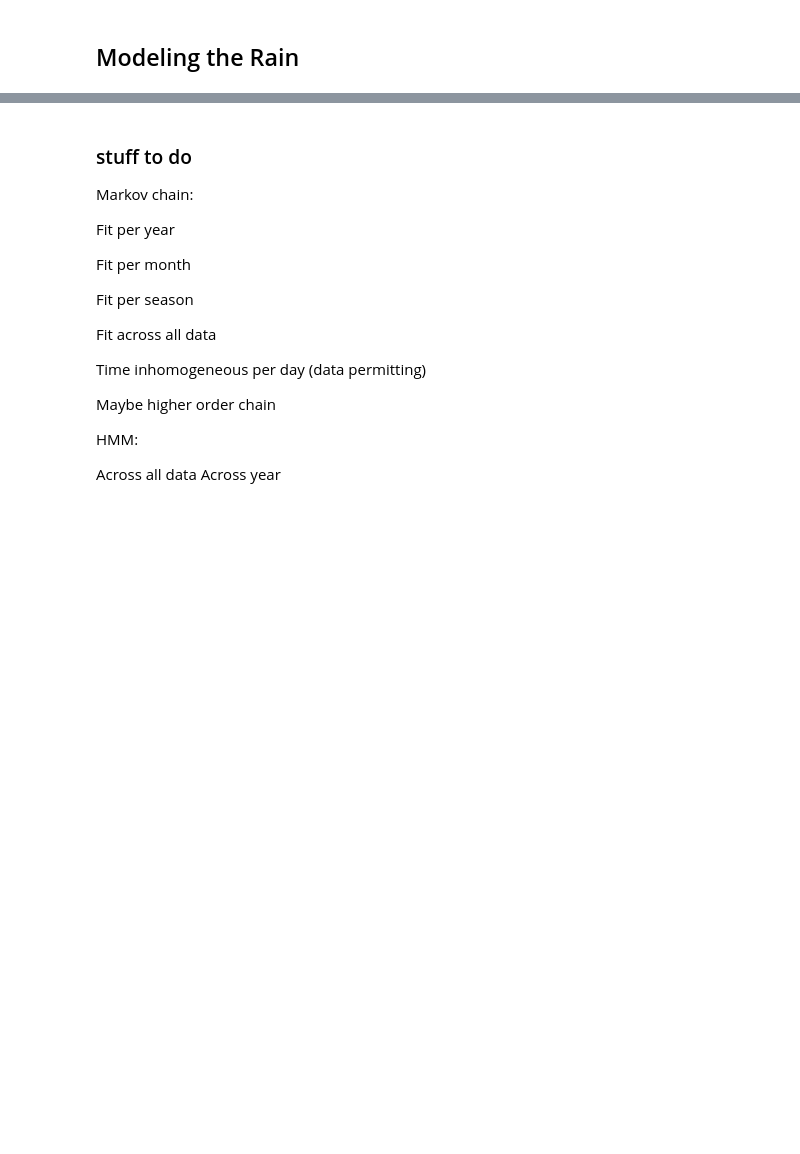
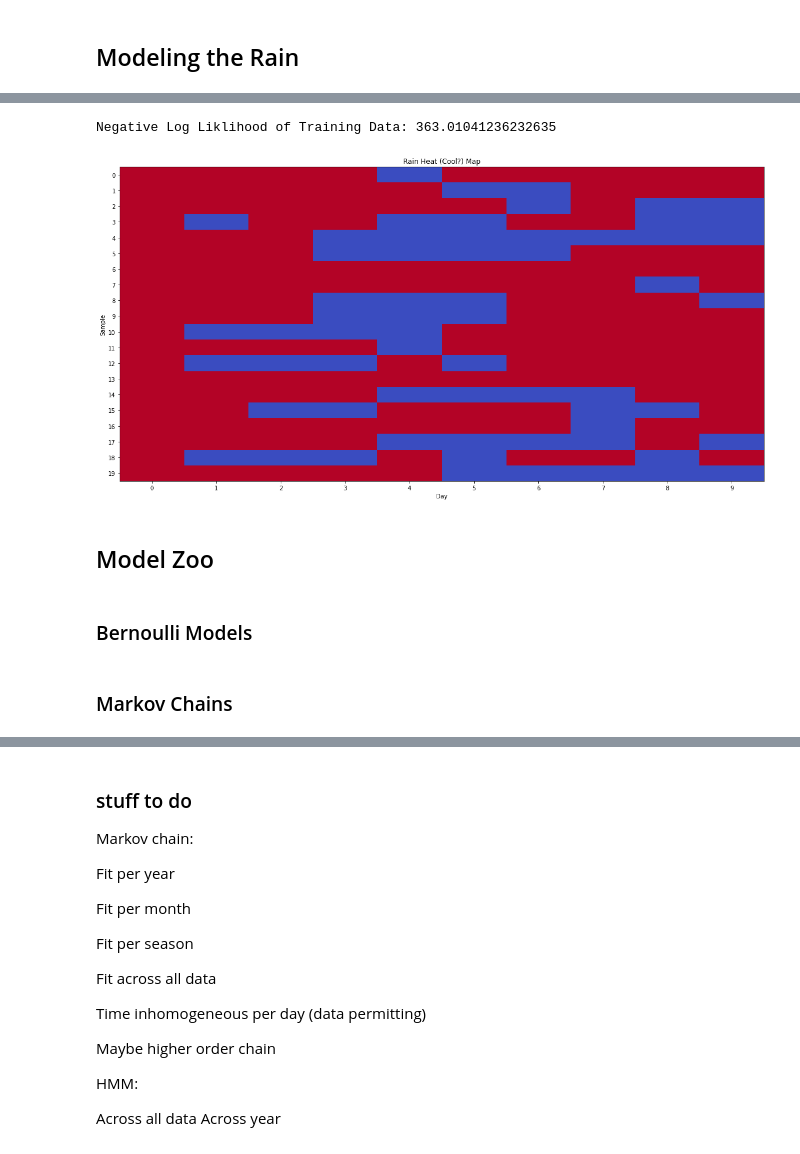
Before and after one commit to AlanJohnM/Modelling-Raincouver, a Jupyter notebook: Raincouver.ipynb, the cells around one changed output, grey strips where cells are left out. Saved outputs shown, nothing was run; the diff lists cells and outputs as text; code cells hidden in the pictures; blank space fills up the shorter version.

```diff
--- a/Raincouver.ipynb
+++ b/Raincouver.ipynb
@@ -282,0 +365,8 @@ stationary = stationary / np.sum(stationary)
+# %%
+X = RainedDataset["Rained"].head(1000).to_numpy(dtype=np.int8)
+RainChain = MarkovChain(X)
+test = RainChain.sample(10,20)
+rainMap(test)
+# %% [output]
+Negative Log Liklihood of Training Data: 363.01041236232635
+[figure, added]
@@ -282,0 +378,4 @@ stationary = stationary / np.sum(stationary)
+# %% [markdown]
+## Model Zoo
+# %% [markdown]
+### Bernoulli Models
@@ -283,3 +413,5 @@ stationary = stationary / np.sum(stationary)
+# %% [markdown]
+### Markov Chains
 # %%
 
 class MarkovChain():
```
Also changed, not shown: parts of 31 cells of this notebook.
